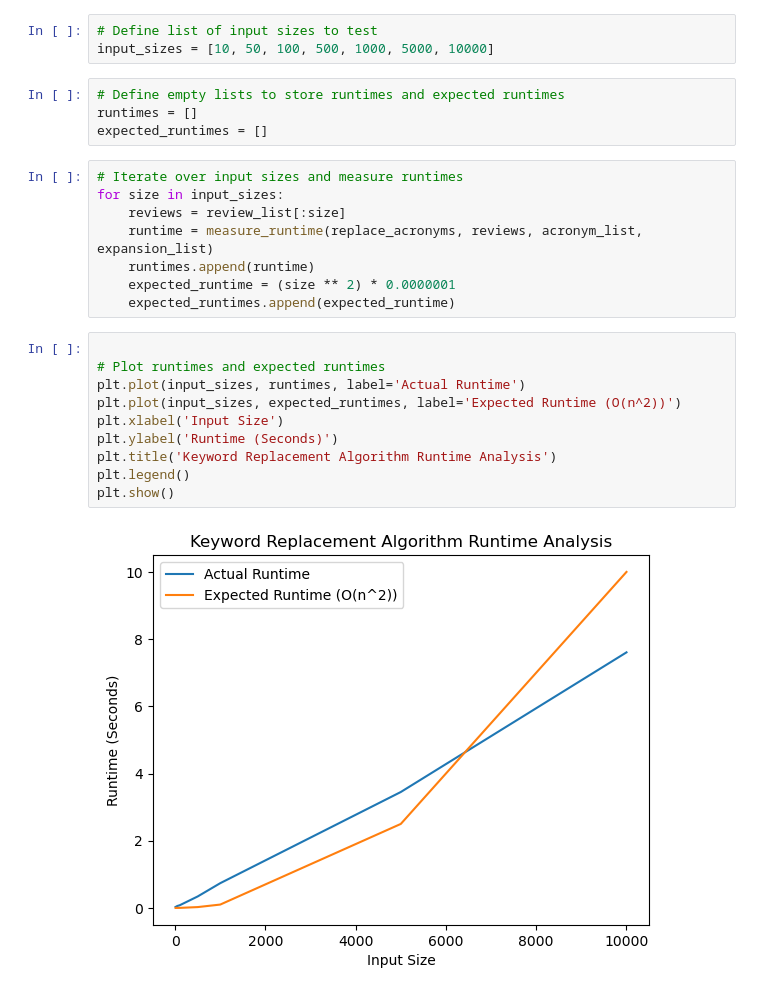
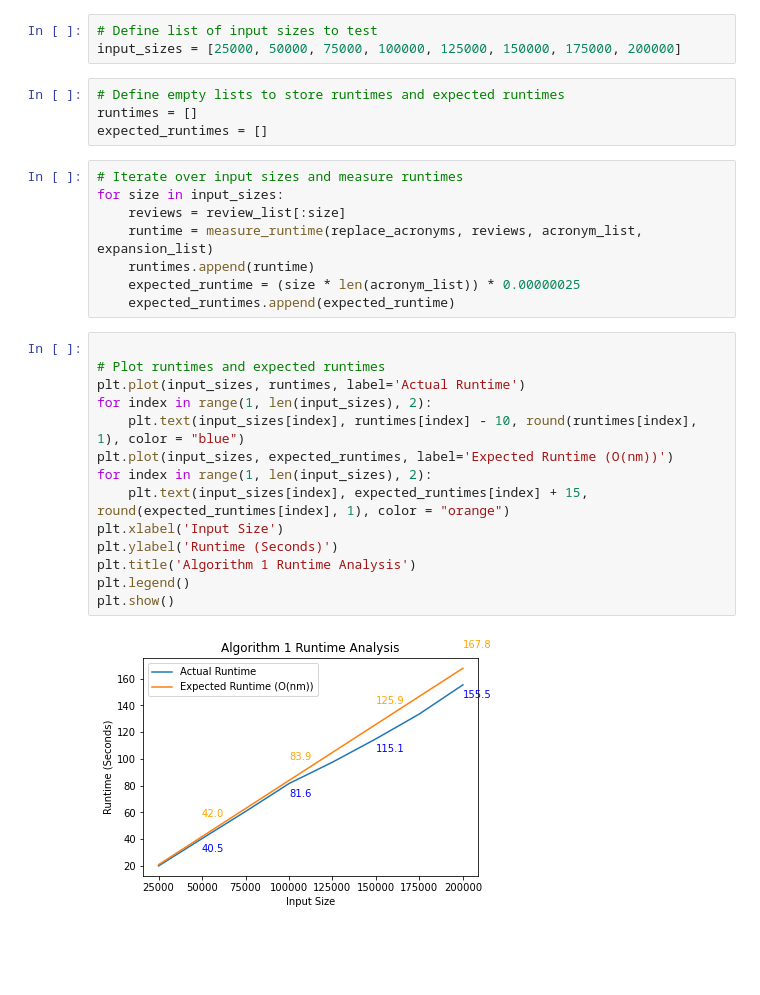
Before and after one commit to nickedchen/Keyword-Replacement-Algorithm, a Jupyter notebook: Milestone3.ipynb, the cells around one changed output. Cells and saved outputs as stored; diff of their text form; blank space fills up the shorter version.

Commit message:
added comparison plot and improved previous plots

```diff
--- a/Milestone3.ipynb
+++ b/Milestone3.ipynb
@@ -50,7 +50,7 @@ def measure_runtime(func, *args):
     return end_time - start_time
 # %%
 # Define list of input sizes to test
-input_sizes = [10, 50, 100, 500, 1000, 5000, 10000]
+input_sizes = [25000, 50000, 75000, 100000, 125000, 150000, 175000, 200000]
 # %%
 # Define empty lists to store runtimes and expected runtimes
 runtimes = []
@@ -61,17 +61,21 @@ for size in input_sizes:
     reviews = review_list[:size]
     runtime = measure_runtime(replace_acronyms, reviews, acronym_list, expansion_list)
     runtimes.append(runtime)
-    expected_runtime = (size ** 2) * 0.0000001
+    expected_runtime = (size * len(acronym_list)) * 0.00000025
     expected_runtimes.append(expected_runtime)
 # %%
 
 # Plot runtimes and expected runtimes
 plt.plot(input_sizes, runtimes, label='Actual Runtime')
-plt.plot(input_sizes, expected_runtimes, label='Expected Runtime (O(n^2))')
+for index in range(1, len(input_sizes), 2):
+    plt.text(input_sizes[index], runtimes[index] - 10, round(runtimes[index], 1), color = "blue")
+plt.plot(input_sizes, expected_runtimes, label='Expected Runtime (O(nm))')
+for index in range(1, len(input_sizes), 2):
+    plt.text(input_sizes[index], expected_runtimes[index] + 15, round(expected_runtimes[index], 1), color = "orange")
 plt.xlabel('Input Size')
 plt.ylabel('Runtime (Seconds)')
-plt.title('Keyword Replacement Algorithm Runtime Analysis')
+plt.title('Algorithm 1 Runtime Analysis')
 plt.legend()
 plt.show()
 # %% [output]
-[figure, old version]
+[figure, new version]
```
Also changed, not shown: parts of 2 cells of this notebook, 1 other file.
